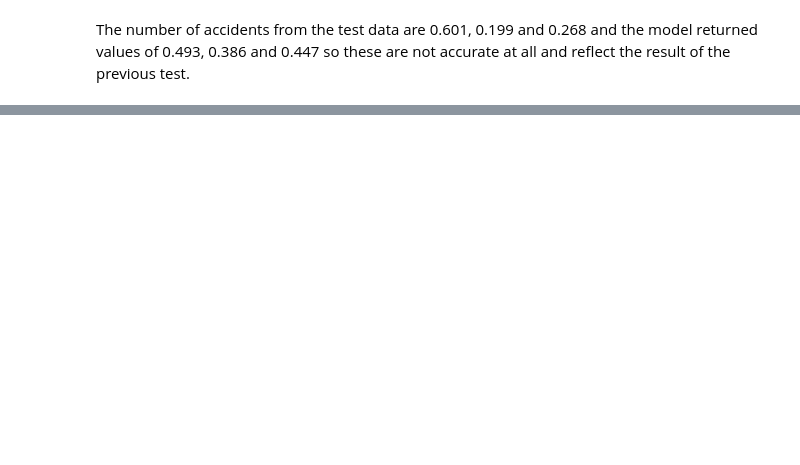
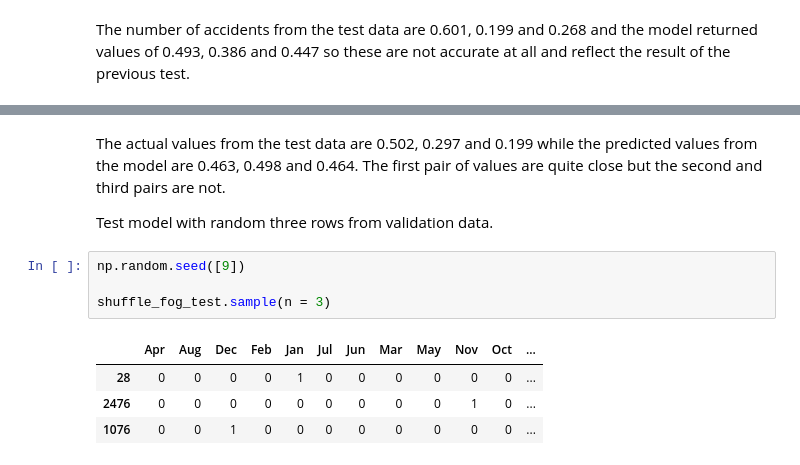
Before and after one commit to 078373uhi/078373uhi-DAOTW_A2, a Jupyter notebook: 078373_DAOTW_A2.ipynb, the cells around one changed output, grey strips where cells are left out. Saved outputs shown, nothing was run; the diff lists cells and outputs as text; blank space fills up the shorter version.

```diff
--- a/078373_DAOTW_A2.ipynb
+++ b/078373_DAOTW_A2.ipynb
@@ -1546,0 +1734,13 @@ The number of accidents from the test data are 0.601, 0.199 and 0.268 and the mo
+# %% [markdown]
+The actual values from the test data are 0.502, 0.297 and 0.199 while the predicted values from the model are 0.463, 0.498 and 0.464.  The first pair of values are quite close but the second and third pairs are not.
+
+Test model with random three rows from validation data.
+# %%
+np.random.seed([9])
+
+shuffle_fog_test.sample(n = 3)
+# %% [output]
+|  | Apr | Aug | Dec | Feb | Jan | Jul | Jun | Mar | May | Nov | Oct | ... |
+| 28 | 0 | 0 | 0 | 0 | 1 | 0 | 0 | 0 | 0 | 0 | 0 | ... |
+| 2476 | 0 | 0 | 0 | 0 | 0 | 0 | 0 | 0 | 0 | 1 | 0 | ... |
+| 1076 | 0 | 0 | 1 | 0 | 0 | 0 | 0 | 0 | 0 | 0 | 0 | ... |
```
Also changed, not shown: parts of 95 cells of this notebook.
